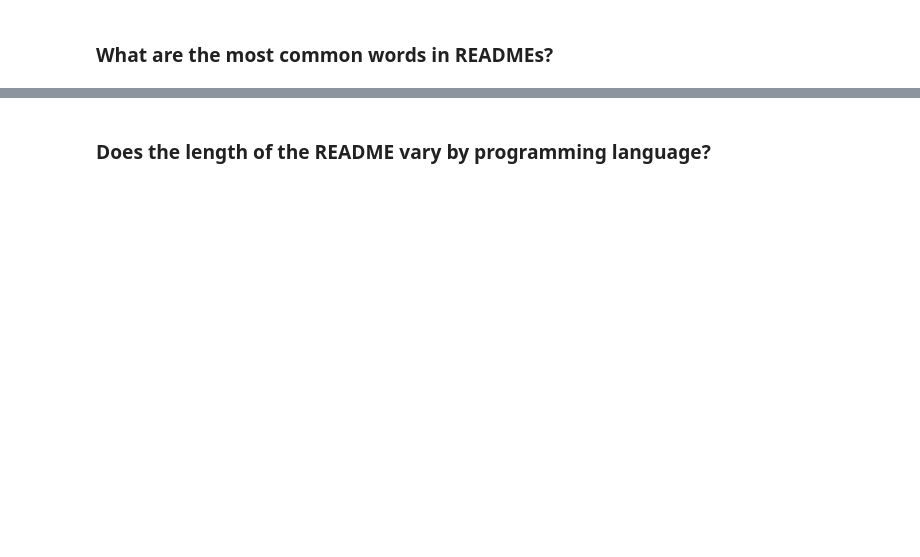
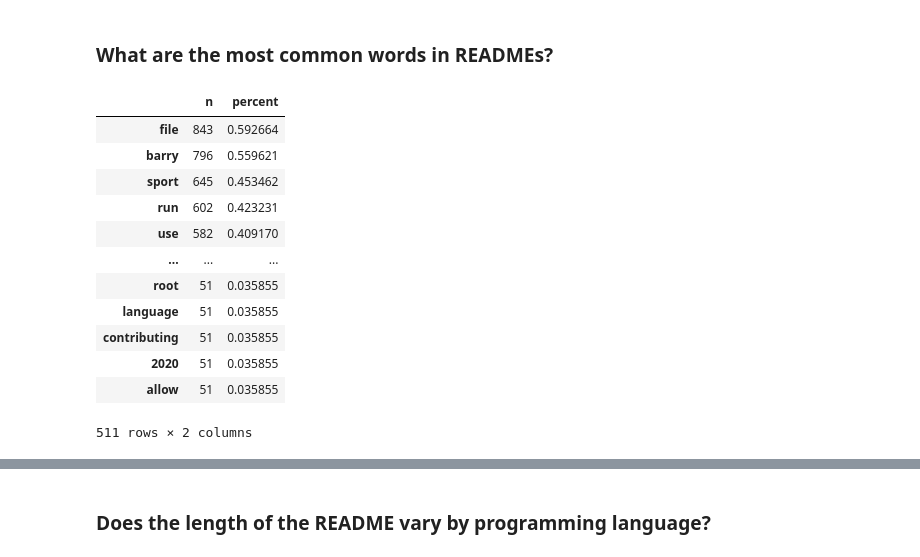
Before and after one commit to NLP-Team-Project/NLP-Project, a Jupyter notebook: Final_Report.ipynb, the cells around one changed output, grey strips where cells are left out. Drawn from its saved outputs; the diff is of its cells as text; code cells hidden in the pictures; blank space fills up the shorter version.

```diff
--- a/Final_Report.ipynb
+++ b/Final_Report.ipynb
@@ -95,2 +134,18 @@ word_counts['total_appearances'] = total_appearances
 # %% [markdown]
 ### What are the most common words in READMEs?
+# %%
+e.count_prop(train)
+# %% [output]
+|  | n | percent |
+| file | 843 | 0.592664 |
+| barry | 796 | 0.559621 |
+| sport | 645 | 0.453462 |
+| run | 602 | 0.423231 |
+| use | 582 | 0.409170 |
+| ... | ... | ... |
+| root | 51 | 0.035855 |
+| language | 51 | 0.035855 |
+| contributing | 51 | 0.035855 |
+| 2020 | 51 | 0.035855 |
+| allow | 51 | 0.035855 |
+511 rows × 2 columns
```
Also changed, not shown: parts of 16 cells of this notebook, 3 other files.
